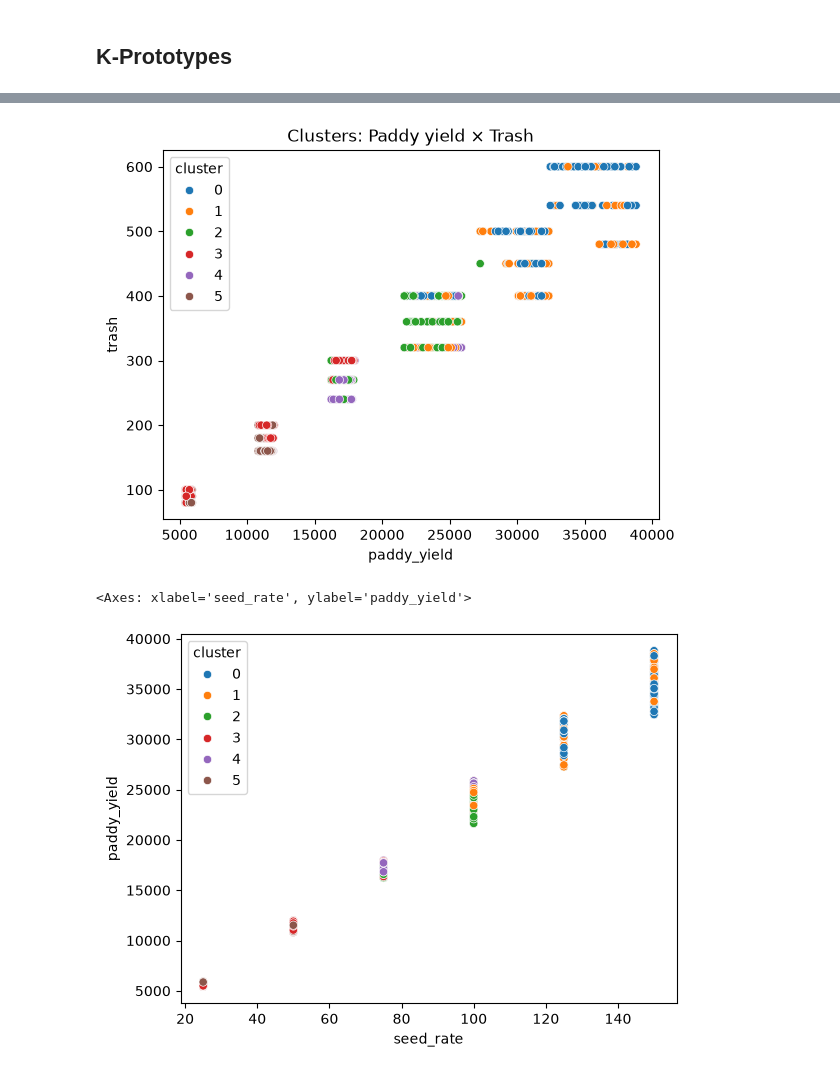
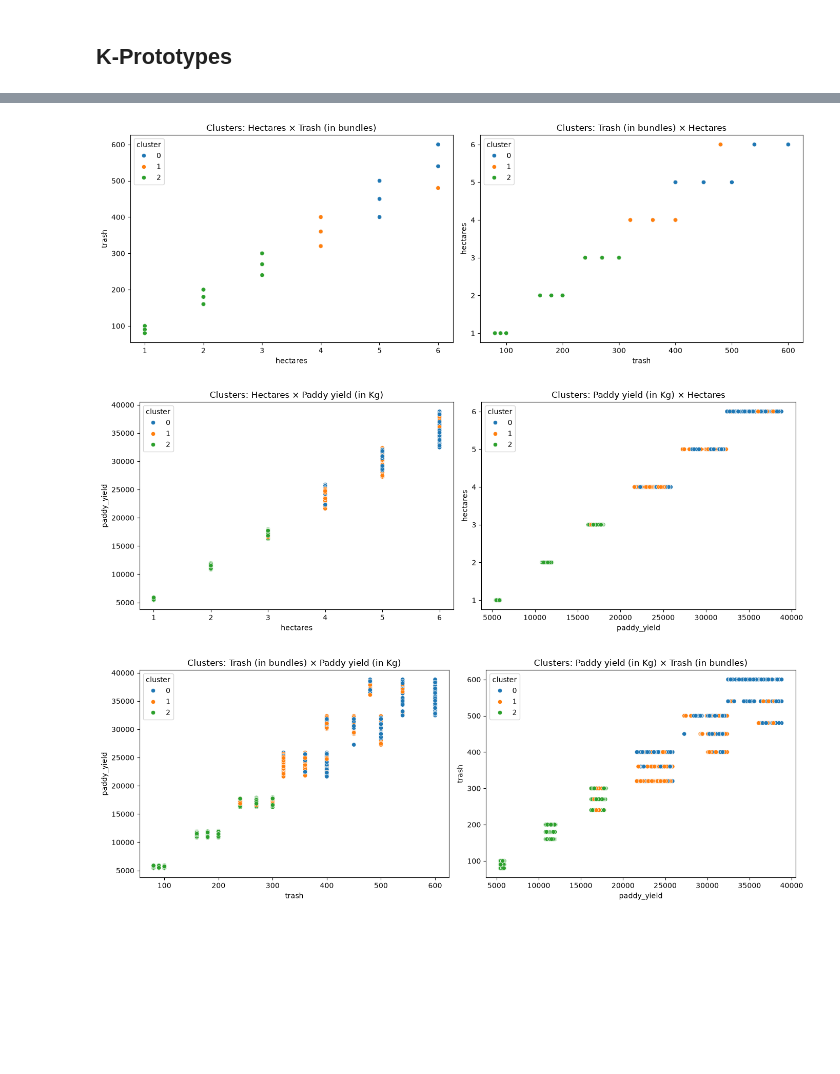
Before and after one commit to gabdumal/data_mining, a Jupyter notebook: assignment_3/main.ipynb, the cells around one changed output, grey strips where cells are left out. Drawn from its saved outputs; the diff is of its cells as text; code cells hidden in the pictures; blank space fills up the shorter version.

```diff
--- a/assignment_3/main.ipynb
+++ b/assignment_3/main.ipynb
@@ -83,9 +131,7 @@ indexes_of_categorical_columns = [
 ]
 
 # Set parameters
-k_prototypes_protocol = KPrototypes(
-    n_clusters=6, init="Cao", n_init=10, random_state=42
-)
+k_prototypes_protocol = KPrototypes(n_clusters=3, random_state=42)
 
 # Clustering
 clusters = k_prototypes_protocol.fit_predict(
@@ -96,11 +142,11 @@ clusters = k_prototypes_protocol.fit_predict(
 clustered_df_by_kp["cluster"] = clusters
 
 # Add target variables back for cluster analysis
-clustered_df_by_kp["paddy_yield"] = f3_df.loc[clustered_df_by_kp.index, "paddy_yield"]
-clustered_df_by_kp["trash"] = f3_df.loc[clustered_df_by_kp.index, "trash"]
+clustered_df_by_kp["paddy_yield"] = f3_df["paddy_yield"]
+clustered_df_by_kp["trash"] = f3_df["trash"]
 
 # Revert scaling
-clustered_df_by_kp.seed_rate = dd_df.loc[clustered_df_by_kp.index, "seed_rate"]
-clustered_df_by_kp.paddy_yield = dd_df.loc[clustered_df_by_kp.index, "paddy_yield"]
-clustered_df_by_kp.trash = dd_df.loc[clustered_df_by_kp.index, "trash"]
+clustered_df_by_kp.hectares = dd_df["hectares"]
+clustered_df_by_kp.paddy_yield = dd_df["paddy_yield"]
+clustered_df_by_kp.trash = dd_df["trash"]
 # %%
@@ -125,24 +160,11 @@ plot_clusters_categorical(
 # %%
-sns.scatterplot(
-    data=clustered_df_by_kp,
-    x="paddy_yield",
-    y="trash",
-    hue="cluster",
-    palette="tab10",
-)
-plt.title("Clusters: Paddy yield × Trash")
-plt.show()
-
-sns.scatterplot(
-    data=clustered_df_by_kp,
-    x="seed_rate",
-    y="paddy_yield",
-    hue="cluster",
-    palette="tab10",
-)
-plt.title("Clusters: Paddy yield × Trash")
-plt.show()
+for x_axis, y_axis in combinations([*f3_numerical_columns, *target_columns], 2):
+    plot_scatter_plot_pair_with_clusters(
+        data_frame=clustered_df_by_kp,
+        x_axis=x_axis,
+        y_axis=y_axis,
+    )
 # %% [output]
-[figure, old version]
+[figure, new version]
-<Axes: xlabel='seed_rate', ylabel='paddy_yield'>
-[figure, old version]
+[figure, new version]
+[figure, added]
```
Also changed, not shown: parts of 8 cells of this notebook, 2 other files.
